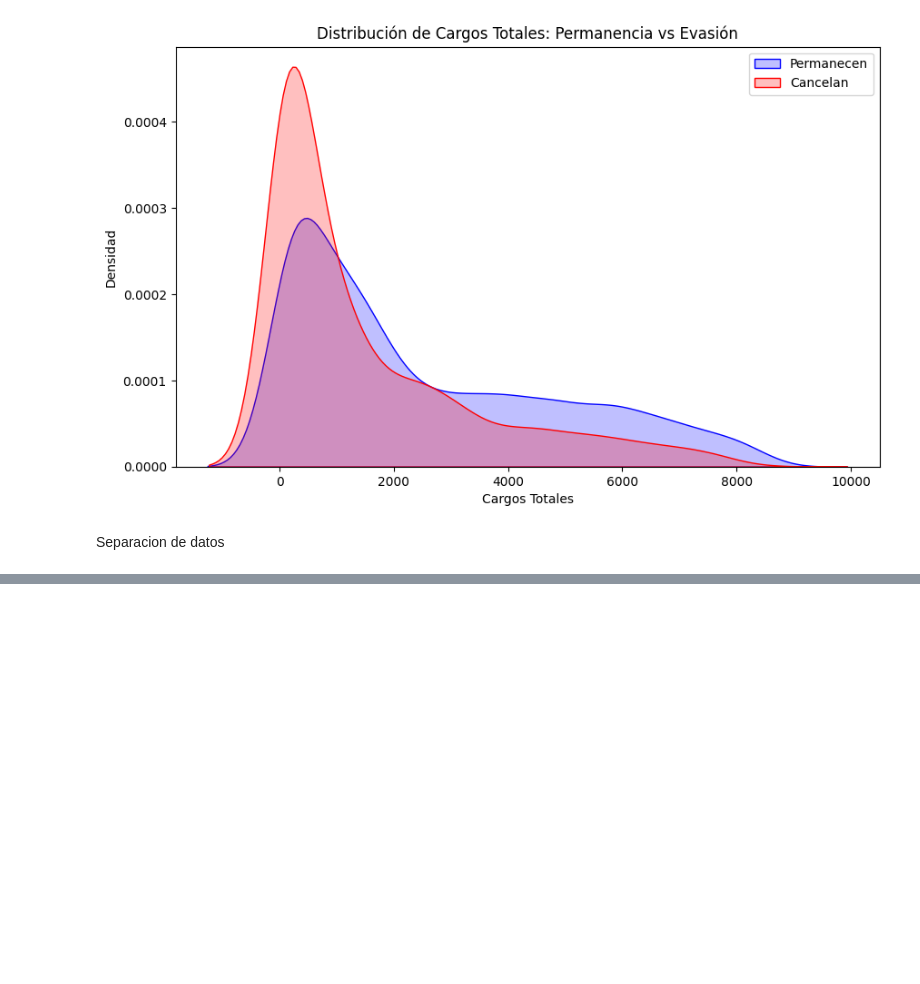
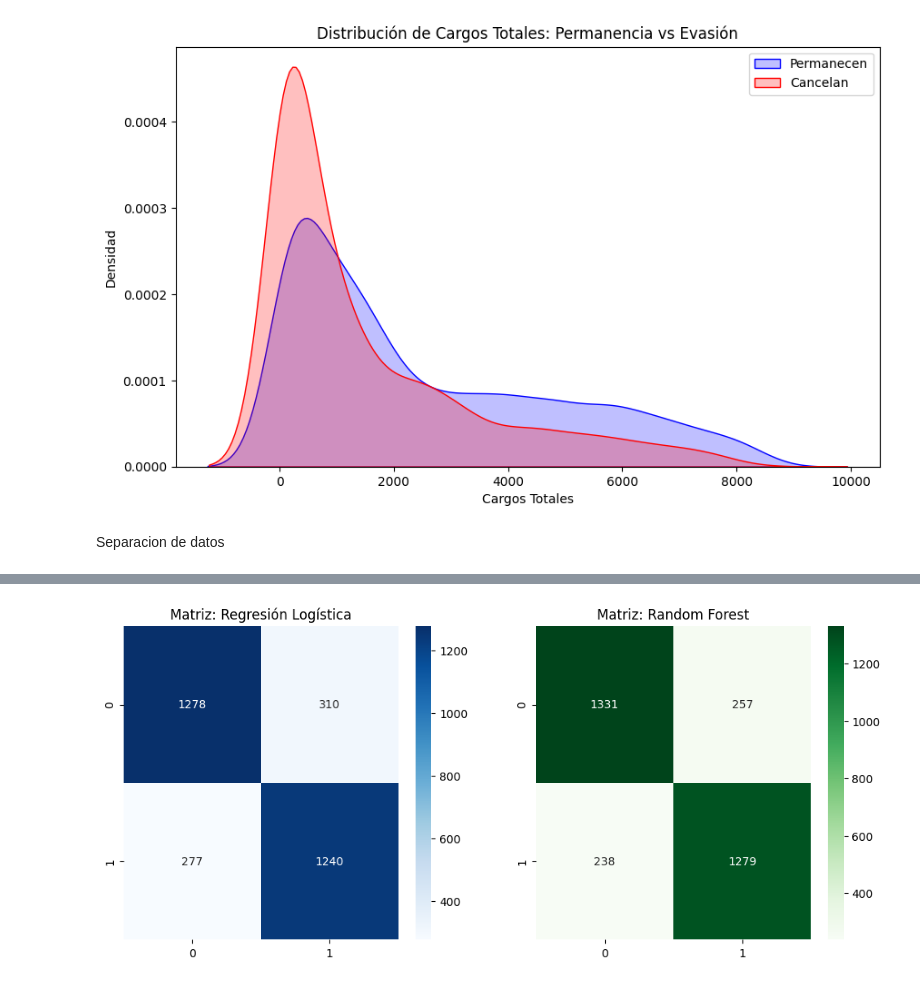
Before and after one commit to DAMS-1/Challenge-2---Telecom-X, a Jupyter notebook: Challenge_2_Telecom.ipynb, the cells around one changed output, grey strips where cells are left out. Drawn from its saved outputs; the diff is of its cells as text; code cells hidden in the pictures; blank space fills up the shorter version.

Commit message:
Creacion y evaluacion de modelos

```diff
--- a/Challenge_2_Telecom.ipynb
+++ b/Challenge_2_Telecom.ipynb
@@ -240,0 +243,12 @@ X_train, X_test, y_train, y_test = train_test_split(
+# %%
+from sklearn.linear_model import LogisticRegression
+from sklearn.metrics import classification_report, confusion_matrix
+
+modelo_logistico = LogisticRegression(random_state=42)
+
+modelo_logistico.fit(X_train_scaled, y_train)
+
+y_pred_log = modelo_logistico.predict(X_test_scaled)
+
+print("Resultados regresion: Logica")
+print(classification_report(y_test, y_pred_log))
@@ -240,0 +265,11 @@ X_train, X_test, y_train, y_test = train_test_split(
+# %%
+from sklearn.ensemble import RandomForestClassifier
+
+modelo_rf = RandomForestClassifier(n_estimators=100, random_state=42)
+
+modelo_rf.fit(X_train, y_train)
+
+y_pred_rf = modelo_rf.predict(X_test)
+
+print("Resultados: Ramdon Forest")
+print(classification_report(y_test, y_pred_rf))
@@ -240,0 +286,15 @@ X_train, X_test, y_train, y_test = train_test_split(
+# %%
+import matplotlib.pyplot as plt
+import seaborn as sns
+
+fig, ax = plt.subplots(1, 2, figsize=(12, 5))
+
+sns.heatmap(confusion_matrix(y_test, y_pred_log), annot=True, fmt='d', ax=ax[0], cmap='Blues')
+ax[0].set_title('Matriz: Regresión Logística')
+
+sns.heatmap(confusion_matrix(y_test, y_pred_rf), annot=True, fmt='d', ax=ax[1], cmap='Greens')
+ax[1].set_title('Matriz: Random Forest')
+
+plt.show()
+# %% [output]
+[figure, added]
```
Also changed, not shown: parts of 7 cells of this notebook.
